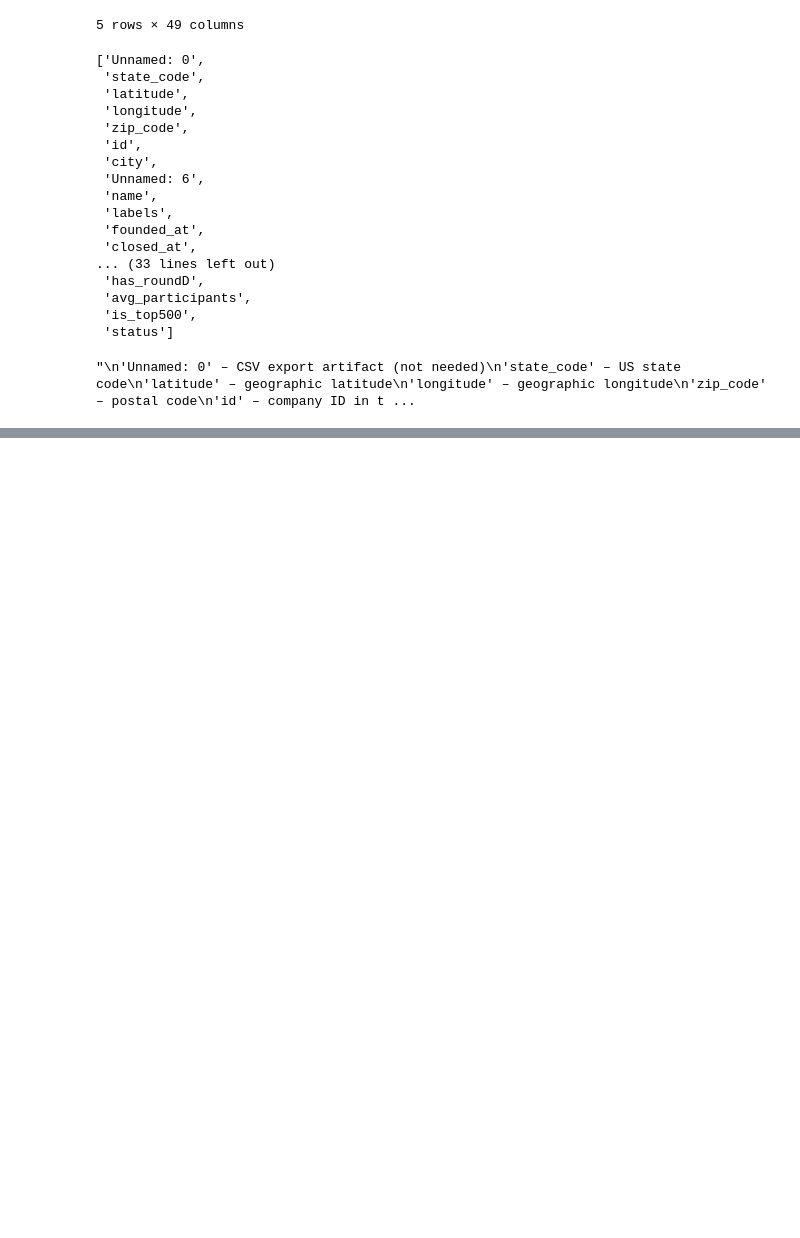
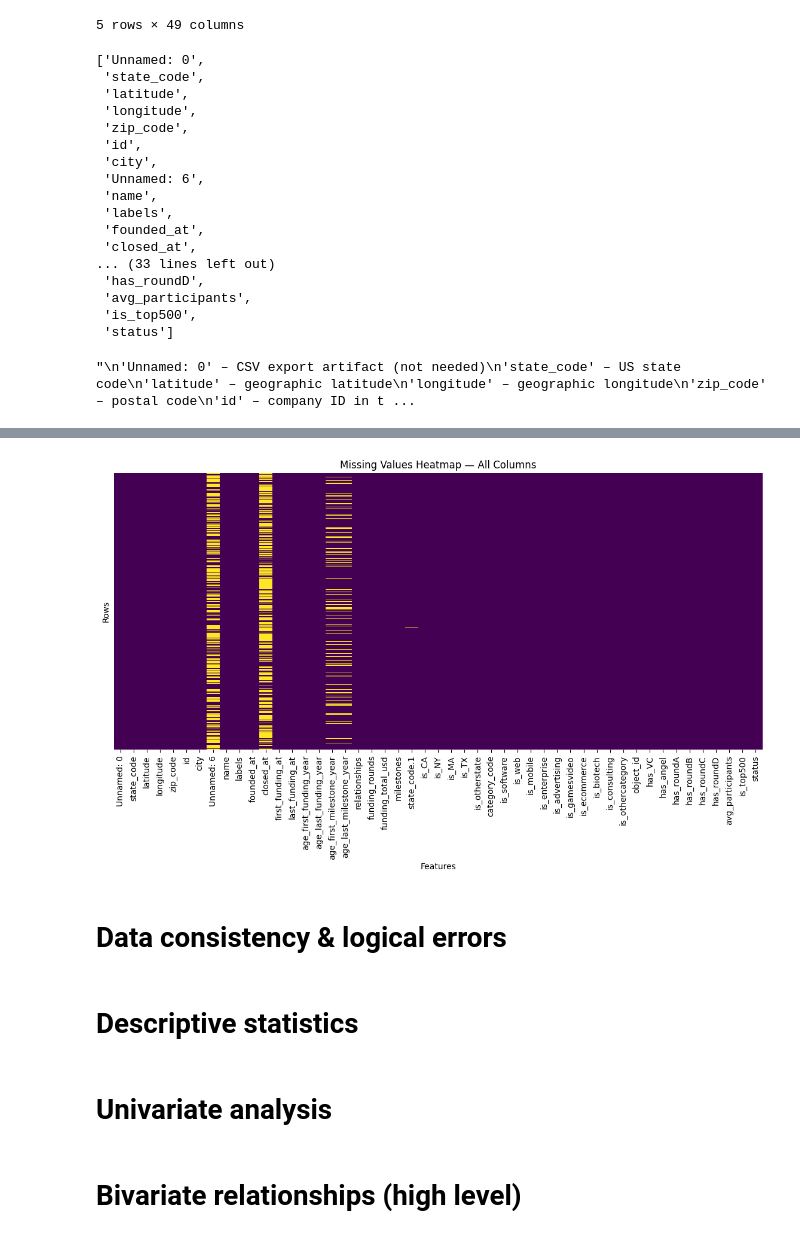
Before and after one commit to liladqa/riskvector, a Jupyter notebook: 01_EDA_on_raw_data.ipynb, the cells around one changed output, grey strips where cells are left out. Drawn from its saved outputs; the diff is of its cells as text; code cells hidden in the pictures; blank space fills up the shorter version.

```diff
--- a/01_EDA_on_raw_data.ipynb
+++ b/01_EDA_on_raw_data.ipynb
@@ -223,2 +155,0 @@ startups['status'].value_counts().plot(kind='bar')
-# %%
-startups['round_count'] = startups[['has_roundA','has_roundB','has_roundC','has_roundD']].sum(axis=1)
@@ -671,0 +201,14 @@ target_calculated[["closed_at", "first_funding_plus_24m", "target"]]
+# %%
+import matplotlib.pyplot as plt
+import seaborn as sns
+
+plt.figure(figsize=(14, 6))
+sns.heatmap(startups.isna(), cbar=False, yticklabels=False, cmap="viridis")
+plt.title("Missing Values Heatmap — All Columns")
+plt.xlabel("Features")
+plt.ylabel("Rows")
+plt.show()
+# %% [output]
+[figure, added]
+# %% [markdown]
+# Data consistency & logical errors
@@ -671,0 +217,6 @@ target_calculated[["closed_at", "first_funding_plus_24m", "target"]]
+# %% [markdown]
+# Descriptive statistics
+# %% [markdown]
+# Univariate analysis
+# %% [markdown]
+# Bivariate relationships (high level)
```
Also changed, not shown: parts of 60 cells of this notebook.
